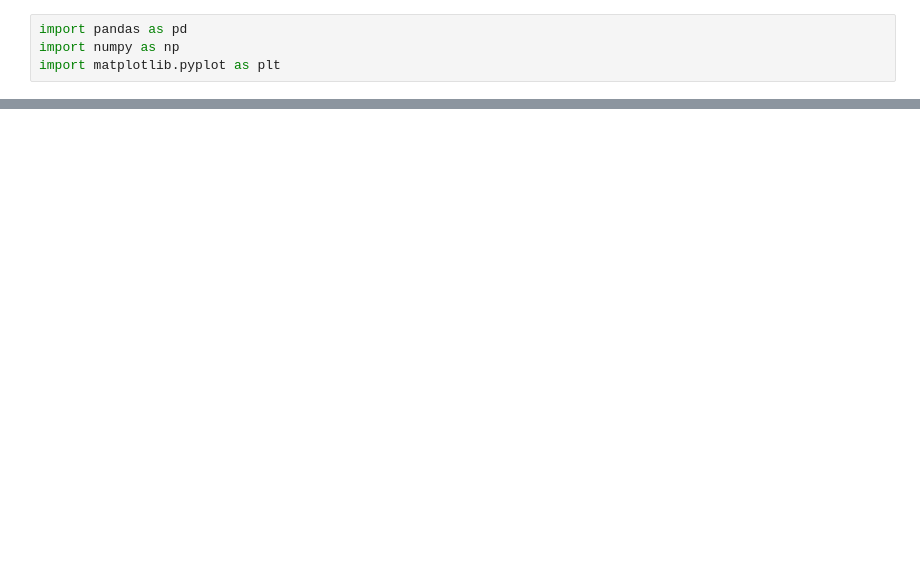
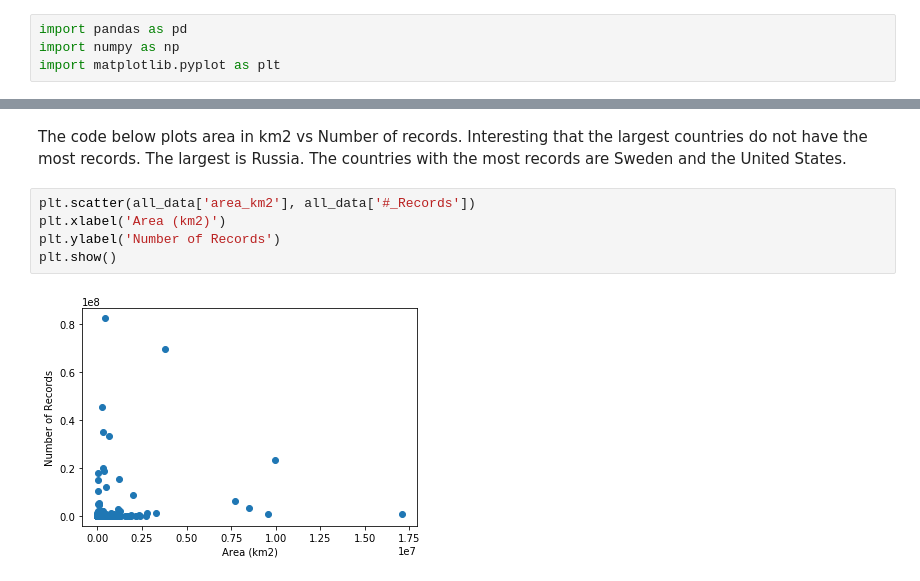
Before and after one commit to diatomsRcool/checklists, a Jupyter notebook: geography_data/data_explore.ipynb, the cells around one changed output, grey strips where cells are left out. Drawn from its saved outputs; the diff is of its cells as text; blank space fills up the shorter version.

```diff
--- a/geography_data/data_explore.ipynb
+++ b/geography_data/data_explore.ipynb
@@ -71,0 +99,9 @@ The country with the least species per square km is Libya with 0.000559805085531
+# %% [markdown]
+The code below plots area in km2 vs Number of records. Interesting that the largest countries do not have the most records. The largest is Russia. The countries with the most records are Sweden and the United States.
+# %%
+plt.scatter(all_data['area_km2'], all_data['#_Records'])
+plt.xlabel('Area (km2)')
+plt.ylabel('Number of Records')
+plt.show()
+# %% [output]
+[figure, added]
```
Also changed, not shown: parts of 34 cells of this notebook, 11 other files.
